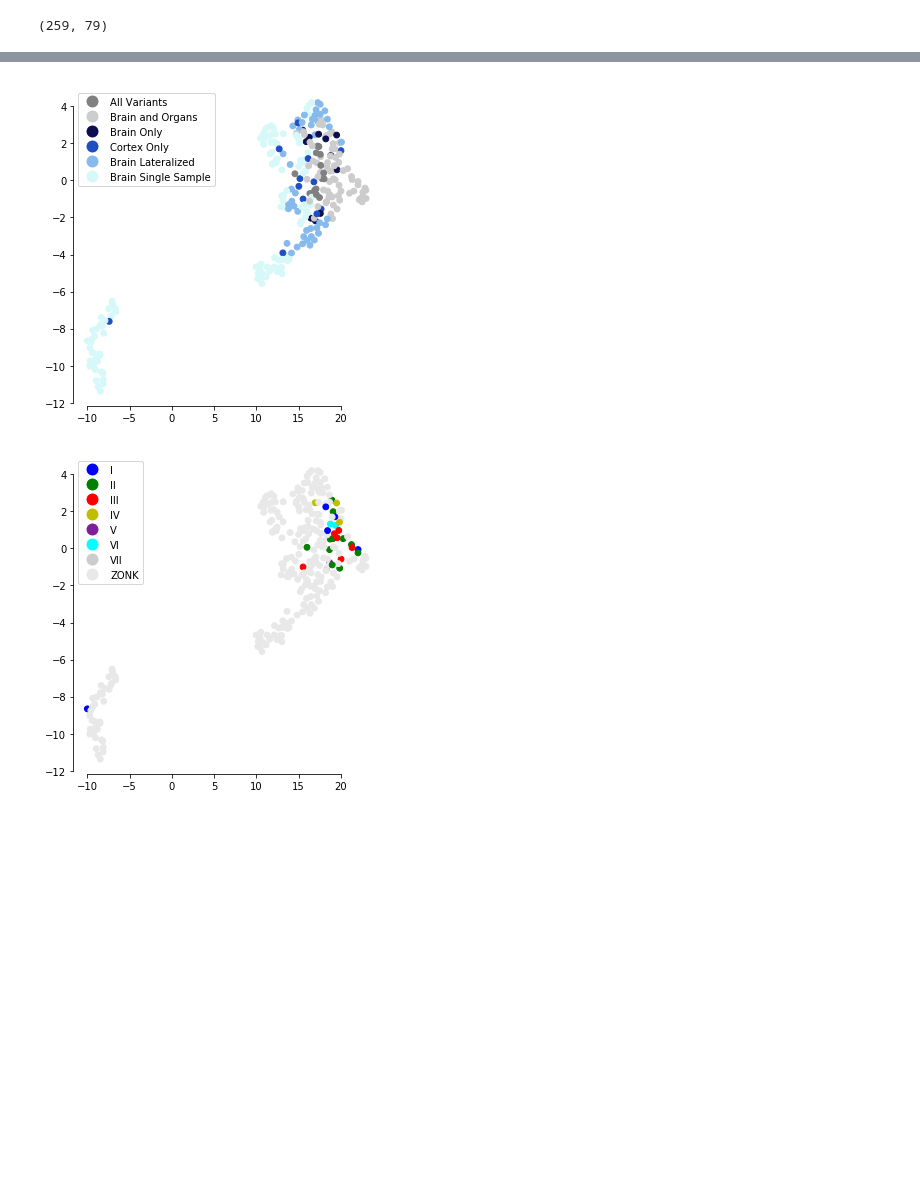
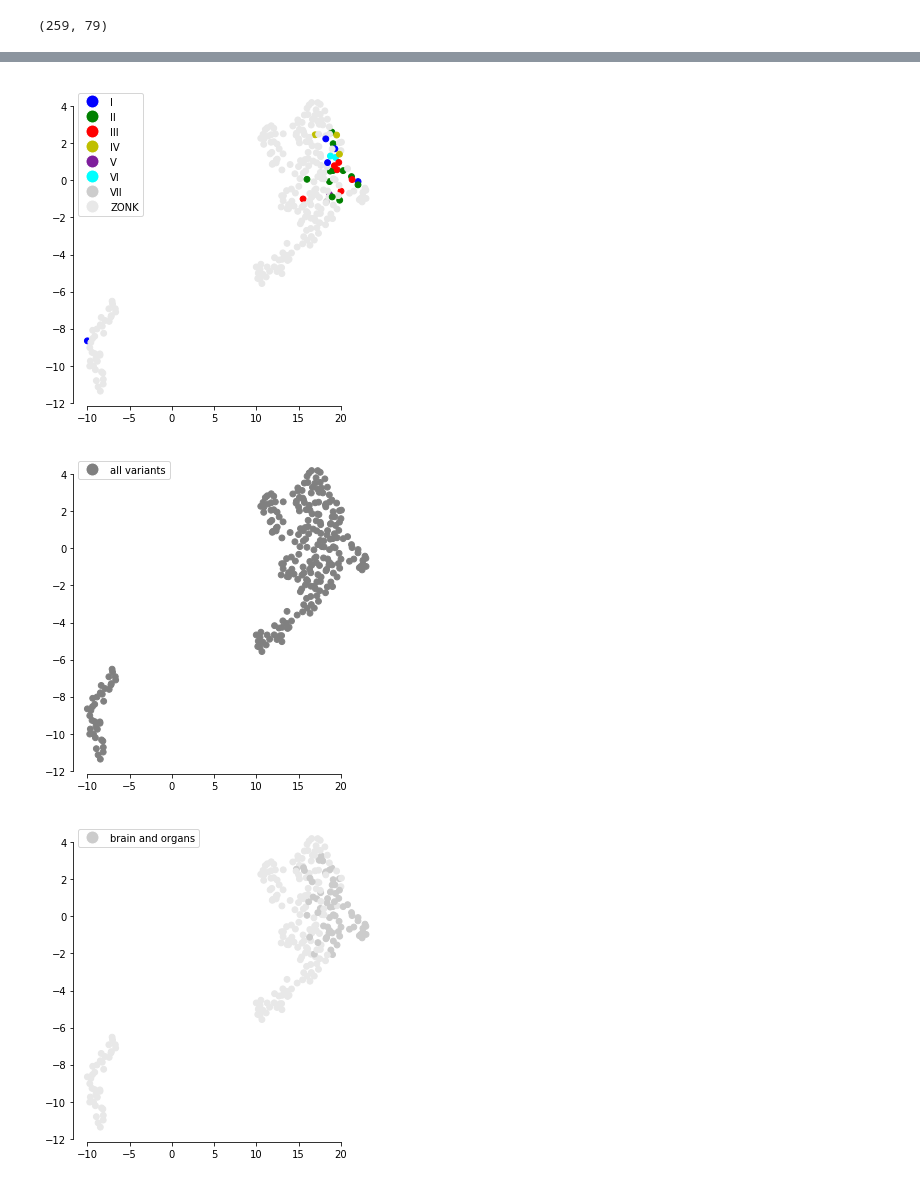
Before and after one commit to shishenyxx/Adult_brain_somatic_mosaicism, a Jupyter notebook: umap/4dbsm_umap.ipynb, the cells around one changed output, grey strips where cells are left out. Cells and saved outputs as stored; diff of their text form; code cells hidden in the pictures; blank space fills up the shorter version.

Commit message:
Updated variant group coloring

```diff
--- a/umap/4dbsm_umap.ipynb
+++ b/umap/4dbsm_umap.ipynb
@@ -175,62 +174,35 @@ f.savefig("4dbsm_fans_marker_umap.svg",dpi=150)
 # %%
 # umap w/ respect to variants
 mat =return_mat()
 neib=20
 dist=0.8
 emb = umapit(mat=mat,com=2,neib=neib,metric='braycurtis',dist=dist)
 pal=Palette()
 
+feats = ['lateralization','clade_fig',
+         'all_variants','brain_and_organs',
+         'brain_only','cortex_only',
+         'brain_lateralized','brain_single_sample'
+        ]
+
+for ft in feats:
 ## color variants by lateralization
-colr=variant_colors(pal,'lateralization',mat)
-f, ax = plt.subplots(1,1,figsize=(5,5))
+    colr=variant_colors(pal,ft,mat)
+    f, ax = plt.subplots(1,1,figsize=(5,5))
 
-ax.scatter(
-    x=emb[:,0],
-    y=emb[:,1],
-    color=colr,
-    s=34,
-)
-ax.legend(handles=return_legend(pal,'lateralization'))
-
-sns.despine(ax=ax,trim=0.2)
-f.tight_layout()
-f.savefig("4dbsm_lateralization_umap.svg",dpi=150)
-#--------------------------------------------#
-## color variants by variant groups
-colr=variant_colors(pal,'variant_group',mat)
-f, ax = plt.subplots(1,1,figsize=(5,5))
-
-ax.scatter(
-    x=emb[:,0],
-    y=emb[:,1],
-    color=colr,
-    s=34,
-)
-ax.legend(handles=return_legend(pal,'variant_group'))
-
-sns.despine(ax=ax,trim=0.2)
-f.tight_layout()
-f.savefig("4dbsm_variant_group_umap.svg",dpi=150)
-#--------------------------------------------#
-
-## color variants by clades
-colr=variant_colors(pal,'clade_fig',mat)
-f, ax = plt.subplots(1,1,figsize=(5,5))
-
-ax.scatter(
-    x=emb[:,0],
-    y=emb[:,1],
-    color=colr,
-    s=34,
-)
-ax.legend(handles=return_legend(pal,'clade_fig'))
-
-sns.despine(ax=ax,trim=0.2)
-f.tight_layout()
-f.savefig("4dbsm_clade_umap.svg",dpi=150)
-#--------------------------------------------#
+    ax.scatter(
+        x=emb[:,0],
+        y=emb[:,1],
+        color=colr,
+        s=34,
+    )
+    ax.legend(handles=return_legend(pal,ft))
+    sns.despine(ax=ax,trim=0.2)
+    f.tight_layout()
+    f.savefig("4dbsm_{}_umap.svg".format(ft),dpi=150)
 # %% [output]
 (259, 79)
 [figure]
-[figure, old version]
+[figure, new version]
-[figure, old version]
+[figure, new version]
+[figure, added]
```
Also changed, not shown: parts of 3 cells of this notebook.
